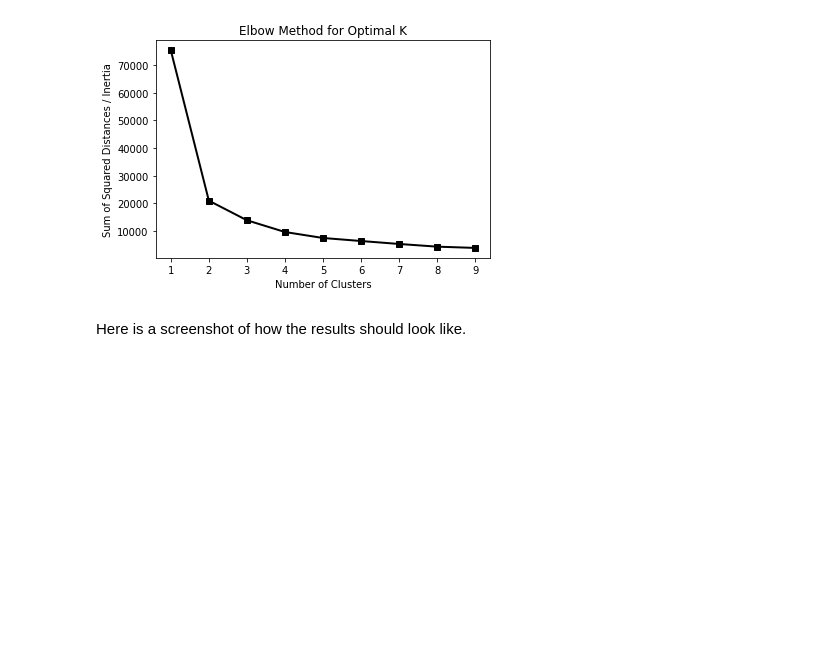
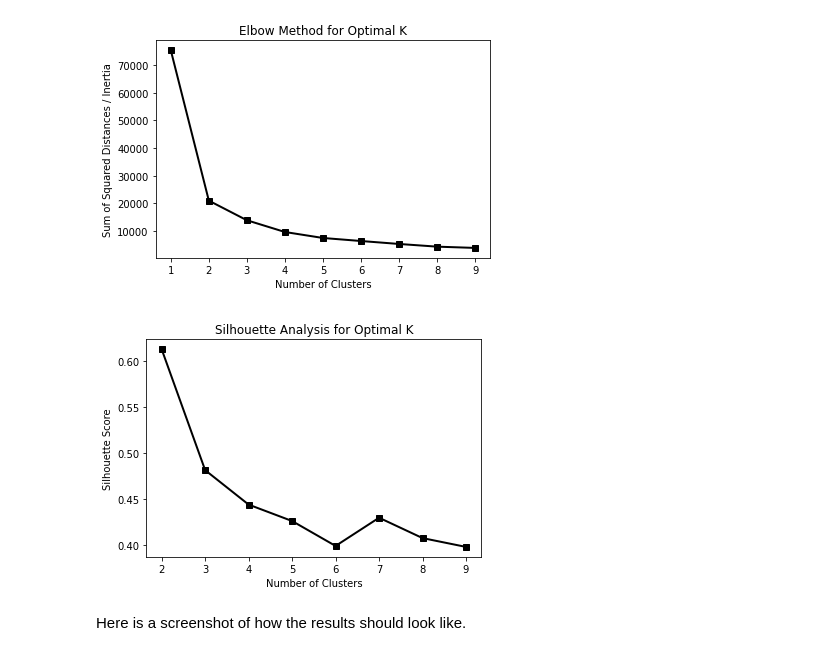
Before and after one commit to KeyvanDiba/2022_Intro_Python, a Jupyter notebook: W4_S1.ipynb, the cells around one changed output. Saved outputs shown, nothing was run; the diff lists cells and outputs as text; code cells hidden in the pictures; blank space fills up the shorter version.

```diff
--- a/W4_S1.ipynb
+++ b/W4_S1.ipynb
@@ -166,3 +164,12 @@ for num_clusters in range(2,10):
+# %%
+# Plot your silhouette analysis result here.
+plt.plot(range(2,10),silhouette_avg,marker='s',c='k',lw=2)
+plt.xlabel('Number of Clusters')
+plt.ylabel('Silhouette Score')
+plt.title('Silhouette Analysis for Optimal K')
+plt.show()
+# %% [output]
+[figure, added]
 # %% [markdown]
 Here is a screenshot of how the results should look like.
 # %% [markdown]
```
Also changed, not shown: parts of 5 cells of this notebook.
